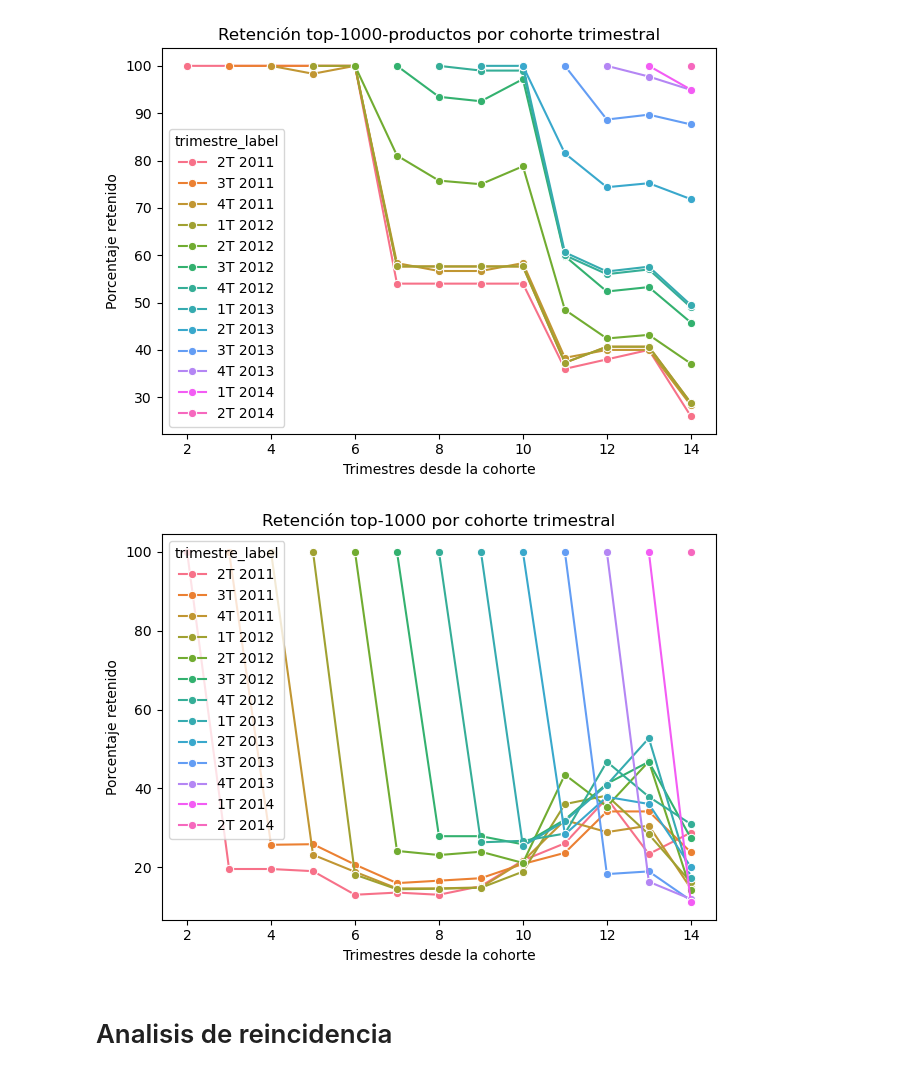
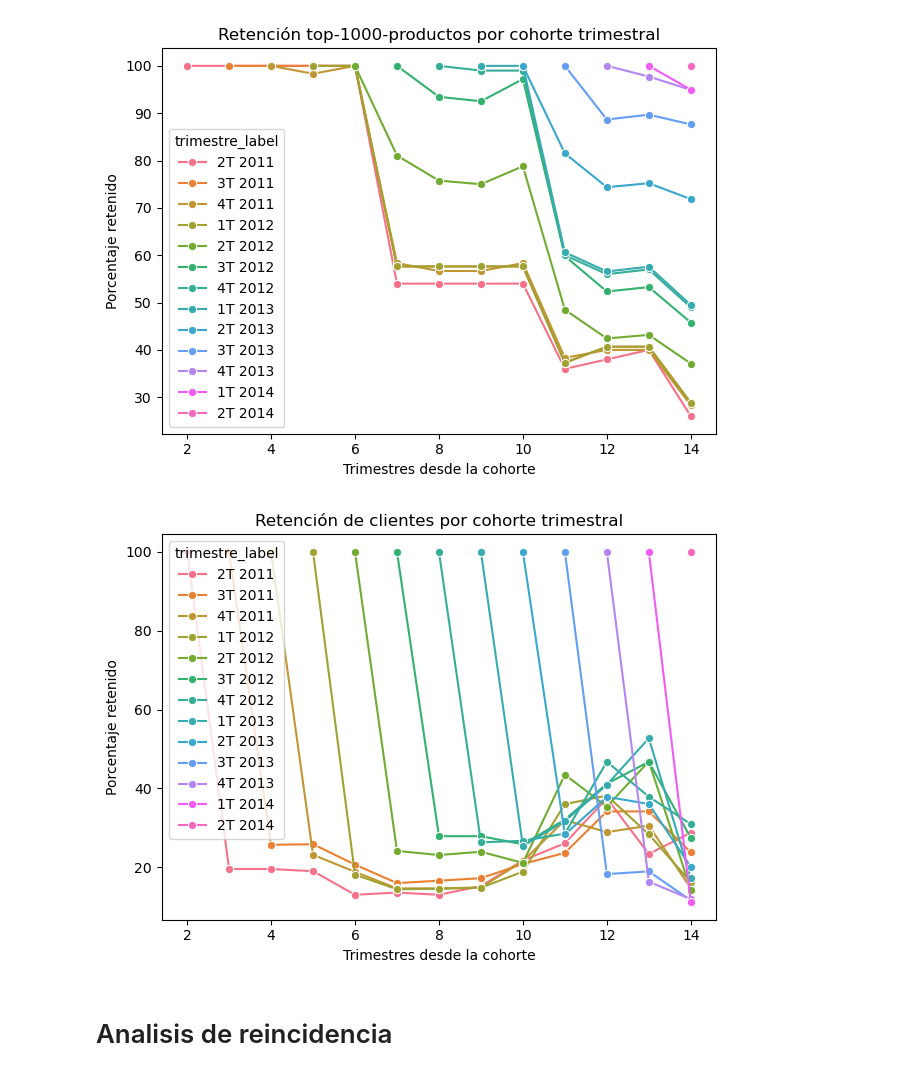
Before and after one commit to fedepicado/Series-temporales-con-SQL, a Jupyter notebook: Retencion de clientes.ipynb, the cells around one changed output. Cells and saved outputs as stored; diff of their text form; code cells hidden in the pictures.

```diff
--- a/Retencion de clientes.ipynb
+++ b/Retencion de clientes.ipynb
@@ -567,35 +567,35 @@ SELECT
         WHEN pr.trimestre_original = 8 THEN '4T 2012'
         WHEN pr.trimestre_original = 9 THEN '1T 2013'
         WHEN pr.trimestre_original = 10 THEN '2T 2013'
         WHEN pr.trimestre_original = 11 THEN '3T 2013'
         WHEN pr.trimestre_original = 12 THEN '4T 2013'
         WHEN pr.trimestre_original = 13 THEN '1T 2014'
         WHEN pr.trimestre_original = 14 THEN '2T 2014'
     END AS trimestre_label,
     pr.trimestre_desde_original+pr.trimestre_original,
     pr.porcentaje
 FROM porcentajes_retencion pr""")
 
 trans.rollback()
 df = armar_query(query)
 
 
 df.columns = ['trimestre_original', 'trimestre_label',
               'trimestre_desde_original', 'porcentaje']
 df['trimestre_desde_original'] = df['trimestre_desde_original'].astype(int)
 
 sns.lineplot(data=df,
              x='trimestre_desde_original',
              y='porcentaje',
              hue='trimestre_label',
              marker='o')
-plt.title('Retención top-1000 por cohorte trimestral')
+plt.title('Retención de clientes por cohorte trimestral')
 plt.xlabel('Trimestres desde la cohorte')
 plt.ylabel('Porcentaje retenido')
 plt.tight_layout()
 plt.show()
 # %% [output]
-[figure, old version]
+[figure, new version]
 # %% [markdown]
 # Analisis de reincidencia
 # %%
```
Also changed, not shown: parts of 5 cells of this notebook.
